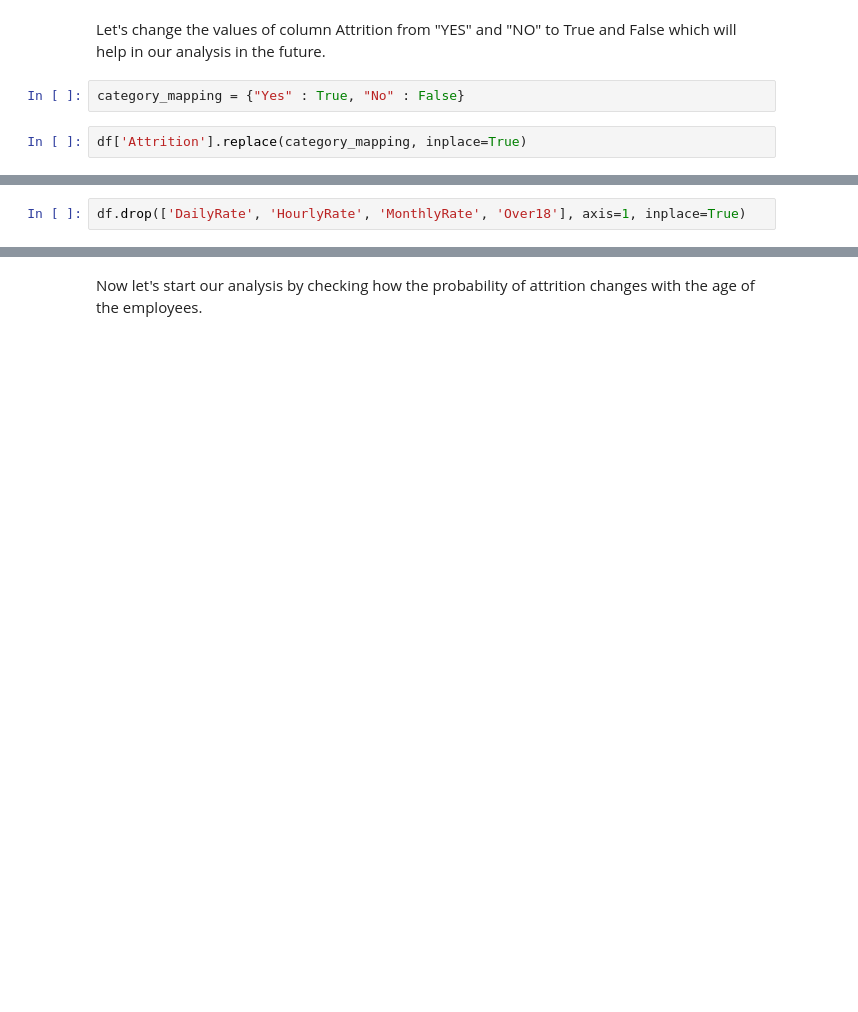
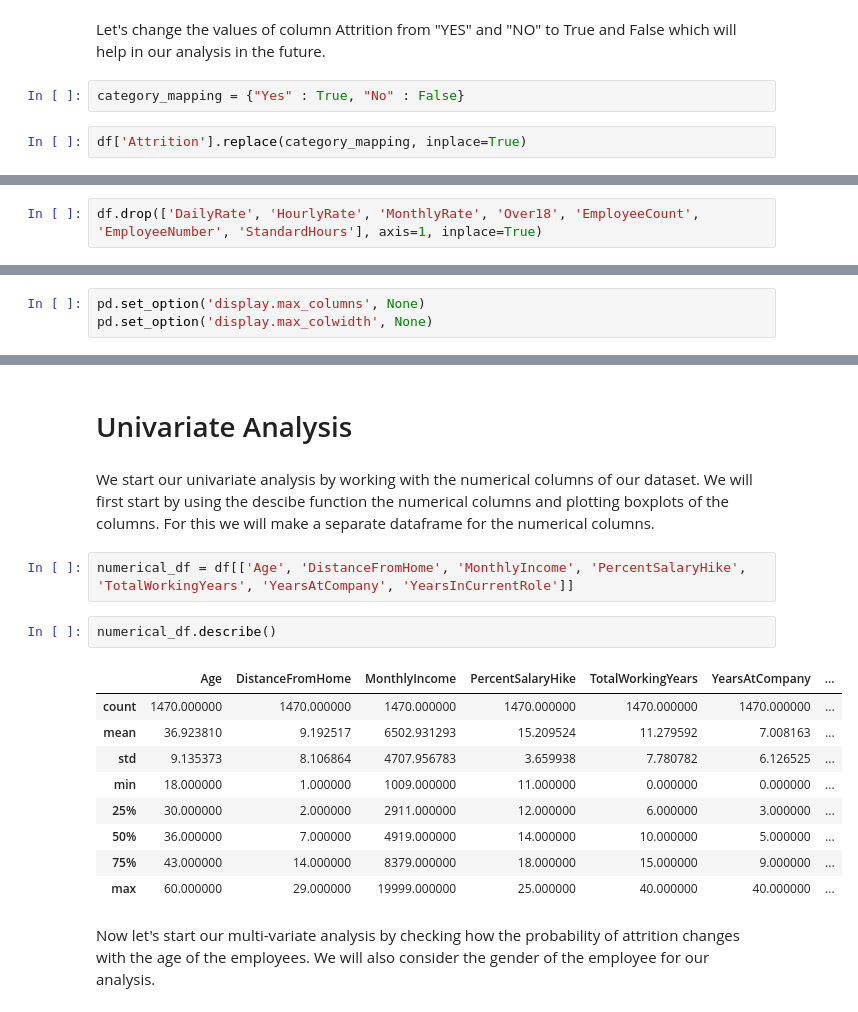
Before and after one commit to MadBonzz/Employee-Performance-and-, a Jupyter notebook: Data_Analysis.ipynb, the cells around one changed output, grey strips where cells are left out. Saved outputs shown, nothing was run; the diff lists cells and outputs as text; blank space fills up the shorter version.

```diff
--- a/Data_Analysis.ipynb
+++ b/Data_Analysis.ipynb
@@ -81,2 +78,2 @@ We also remove some of the columns due to lack of domain knowledge and understan
 # %%
-df.drop(['DailyRate', 'HourlyRate', 'MonthlyRate', 'Over18'], axis=1, inplace=True)
+df.drop(['DailyRate', 'HourlyRate', 'MonthlyRate', 'Over18', 'EmployeeCount', 'EmployeeNumber', 'StandardHours'], axis=1, inplace=True)
@@ -82,0 +82,3 @@ df.drop(['DailyRate', 'HourlyRate', 'MonthlyRate', 'Over18'], axis=1, inplace=Tr
+# %%
+pd.set_option('display.max_columns', None)
+pd.set_option('display.max_colwidth', None)
@@ -83,2 +102,20 @@ df.drop(['DailyRate', 'HourlyRate', 'MonthlyRate', 'Over18'], axis=1, inplace=Tr
+# %% [markdown]
+# Univariate Analysis
+# %% [markdown]
+We start our univariate analysis by working with the numerical columns of our dataset. We will first start by using the descibe function the numerical columns and plotting boxplots of the columns. For this we will make a separate dataframe for the numerical columns.
+# %%
+numerical_df = df[['Age', 'DistanceFromHome', 'MonthlyIncome', 'PercentSalaryHike', 'TotalWorkingYears', 'YearsAtCompany', 'YearsInCurrentRole']]
+# %%
+numerical_df.describe()
+# %% [output]
+|  | Age | DistanceFromHome | MonthlyIncome | PercentSalaryHike | TotalWorkingYears | YearsAtCompany | ... |
+| count | 1470.000000 | 1470.000000 | 1470.000000 | 1470.000000 | 1470.000000 | 1470.000000 | ... |
+| mean | 36.923810 | 9.192517 | 6502.931293 | 15.209524 | 11.279592 | 7.008163 | ... |
+| std | 9.135373 | 8.106864 | 4707.956783 | 3.659938 | 7.780782 | 6.126525 | ... |
+| min | 18.000000 | 1.000000 | 1009.000000 | 11.000000 | 0.000000 | 0.000000 | ... |
+| 25% | 30.000000 | 2.000000 | 2911.000000 | 12.000000 | 6.000000 | 3.000000 | ... |
+| 50% | 36.000000 | 7.000000 | 4919.000000 | 14.000000 | 10.000000 | 5.000000 | ... |
+| 75% | 43.000000 | 14.000000 | 8379.000000 | 18.000000 | 15.000000 | 9.000000 | ... |
+| max | 60.000000 | 29.000000 | 19999.000000 | 25.000000 | 40.000000 | 40.000000 | ... |
 # %% [markdown]
-Now let's start our analysis by checking how the probability of attrition changes with the age of the employees.
+Now let's start our multi-variate analysis by checking how the probability of attrition changes with the age of the employees. We will also consider the gender of the employee for our analysis.
```
Also changed, not shown: parts of 24 cells of this notebook, 2 other files.
